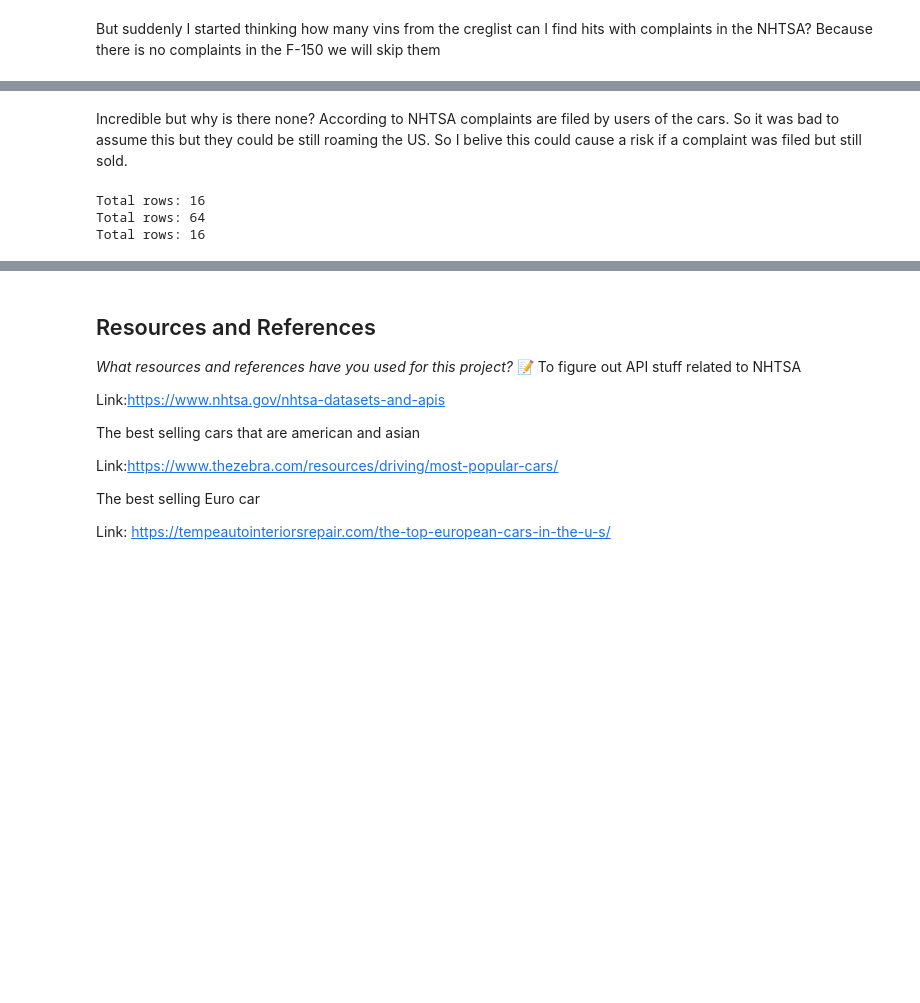
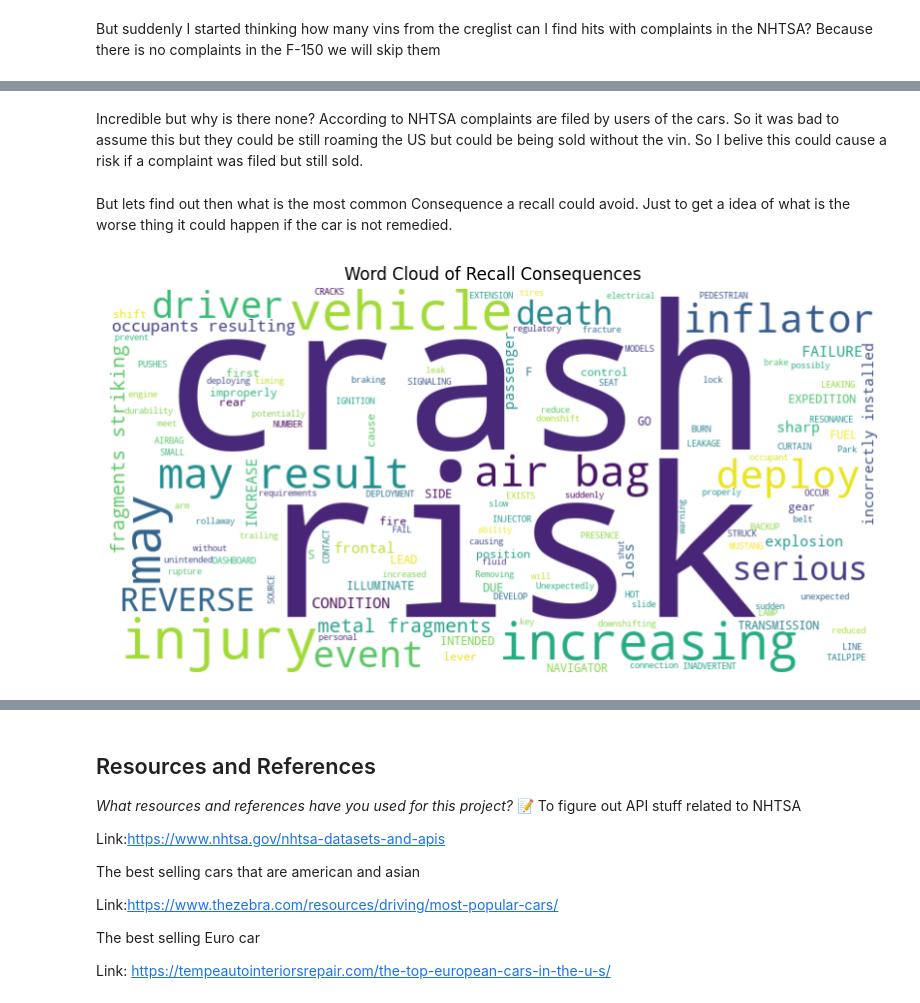
Before and after one commit to IT4063C-Fall23/final-project-ACipherEXE, a Jupyter notebook: source.ipynb, the cells around one changed output, grey strips where cells are left out. Cells and saved outputs as stored; diff of their text form; code cells hidden in the pictures; blank space fills up the shorter version.

Commit message:
finish up last visualization

```diff
--- a/source.ipynb
+++ b/source.ipynb
@@ -322,19 +322,29 @@ map_object
 # %% [output]
 [interactive output not drawn]
 # %% [markdown]
-Incredible but why is there none? According to NHTSA complaints are filed by users of the cars. So it was bad to assume this but they could be still roaming the US. So I belive this could cause a risk if a complaint was filed but still sold.
+Incredible but why is there none? According to NHTSA complaints are filed by users of the cars. So it was bad to assume this but they could be still roaming the US but could be being sold without the vin. So I belive this could cause a risk if a complaint was filed but still sold.
-# %%
-euro_cars_on_sale = pd.read_csv('Data/filtered_df_euro.csv')
-american_cars_on_sale = pd.read_csv('Data/filtered_df_american.csv')
-asian_cars_on_sale = pd.read_csv('Data/filtered_df_aisan.csv')
-# lets reset everything and do by state as I felt the data was not good enough
-total_rows = asian_cars_on_sale['state'].value_counts().get('fl', 0)
-print(f"Total rows: {total_rows}")
-total_rows = american_cars_on_sale['state'].value_counts().get('fl', 0)
-print(f"Total rows: {total_rows}")
-total_rows = euro_cars_on_sale['state'].value_counts().get('fl', 0)
-print(f"Total rows: {total_rows}")
-# %% [output]
-Total rows: 16
-Total rows: 64
-Total rows: 16
+# %% [markdown]
+But lets find out then what is the most common Consequence a recall could avoid. Just to get a idea of what is the worse thing it could happen if the car is not remedied.
+# %%
+#I want to see what the most common recall of the three cars are? I belive a word cloud could get a awnser to that quesion
+#first set up for all three to become one
+from wordcloud import WordCloud
+import matplotlib.pyplot as plt
+consequence_asian = ' '.join(response_asian_data['Consequence'].astype(str))
+consequence_euro = ' '.join(response_euro_data['Consequence'].astype(str))
+consequence_us = ' '.join(response_us_data['Consequence'].astype(str))
+
+# Combine the text from all DataFrames
+combined_recall = consequence_asian + ' ' + consequence_euro + ' ' + consequence_us
+
+# Word cloud set up
+wordcloud = WordCloud(width=800, height=400, background_color='white').generate(combined_recall)
+
+# Display of word cloud
+plt.figure(figsize=(10, 6))
+plt.imshow(wordcloud, interpolation='bilinear')
+plt.axis('off')
+plt.title('Word Cloud of Recall Consequences')
+plt.show()
+# %% [output]
+[figure, added]
```
Also changed, not shown: parts of 6 cells of this notebook, 1 other file.
